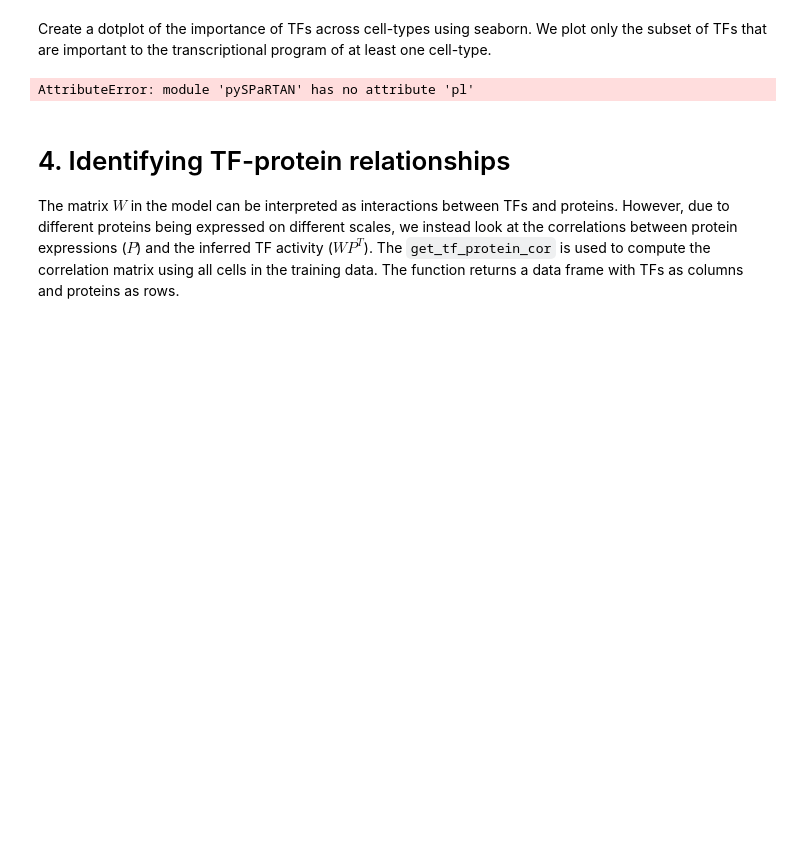
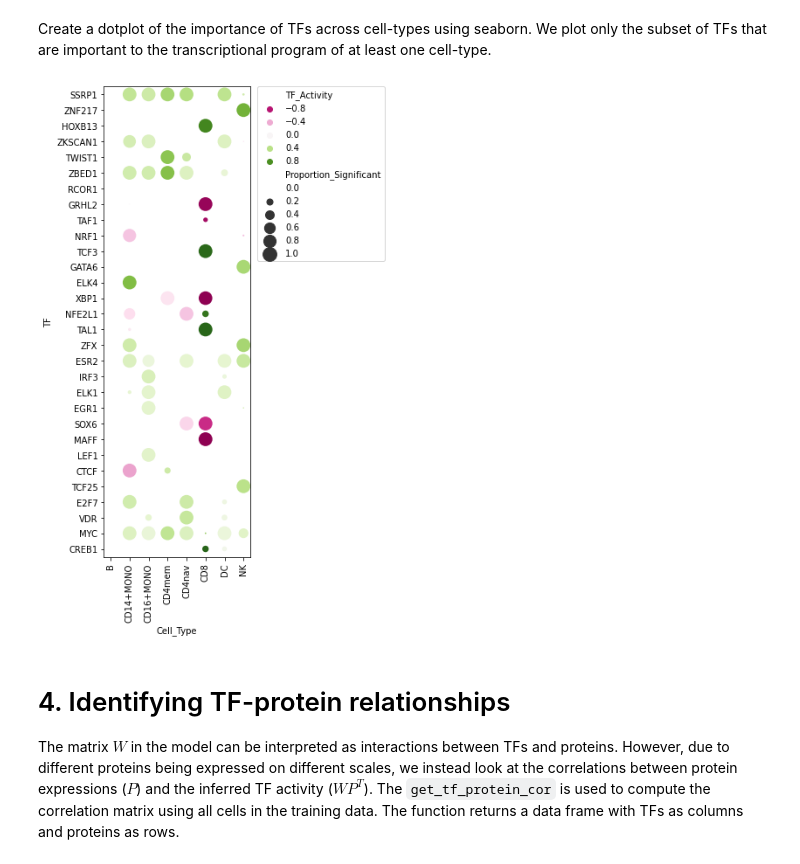
Before and after one commit to osmanbeyoglulab/SPaRTAN, a Jupyter notebook: notebooks/pbmc_spartan_tutorial.ipynb, the cells around one changed output. Cells and saved outputs as stored; diff of their text form; code cells hidden in the pictures; blank space fills up the shorter version.

```diff
--- a/notebooks/pbmc_spartan_tutorial.ipynb
+++ b/notebooks/pbmc_spartan_tutorial.ipynb
@@ -105,6 +108,7 @@ SPaRTAN performs best when used to model data from different cell types separate
 Once the cell type assignment has been completed, and the results are stored in a csv file with two columns, one for the cells barcode and another for its cell type, we read in the data and store it in the field `adata.obs["cell_types"]`.
 # %%
 ct_df=pd.read_csv("cell_types_PBMC.csv",index_col=0)
+ct_df.index +="-1"
 adata=adata[np.intersect1d(adata.obs_names, ct_df.index)]
 adata.obs["cell_types"] = ct_df.loc[adata.obs_names]
 # %% [output]
@@ -333,14 +362,12 @@ sc.pl.tsne(adata, color="cell_types")
 # %% [markdown]
 Create a dotplot of the importance of TFs across cell-types using seaborn. We plot only the subset of TFs that are important to the transcriptional program of at least one cell-type.
-# %%
-#tfs_to_plot=["MYC","EGR1", "ELK1","SPI1", "SP1", "E2F7", "RFX5", "PPARA", "VDR", "MAFG", "FOXP1", "TCF25", "FOSL2", "USF2", "LEF1", "GATA3", "MEIS2", "SMAD2", "CREB1", "FOS", "TEAD1", "HIF1A", "PPARG"]
-tfs_to_plot=tf_ct_p_vals.max(axis=1).sort_values(ascending=False).head(30).index
-pySPaRTAN.pl.tf_dotplot(adata,
-                        tfs_to_plot=tfs_to_plot,
-                        group="cell_types"
-                        )
-# %% [output]
-AttributeError: module 'pySPaRTAN' has no attribute 'pl'
+# %%
+pySPaRTAN.pl.tf_dotplot(adata,
+                        tfs_to_plot=5,
+                        group="cell_types"
+                        )
+# %% [output]
+[figure, added]
 # %% [markdown]
 # 4. Identifying TF-protein relationships
 
```
Also changed, not shown: parts of 35 cells of this notebook, 10 other files.
